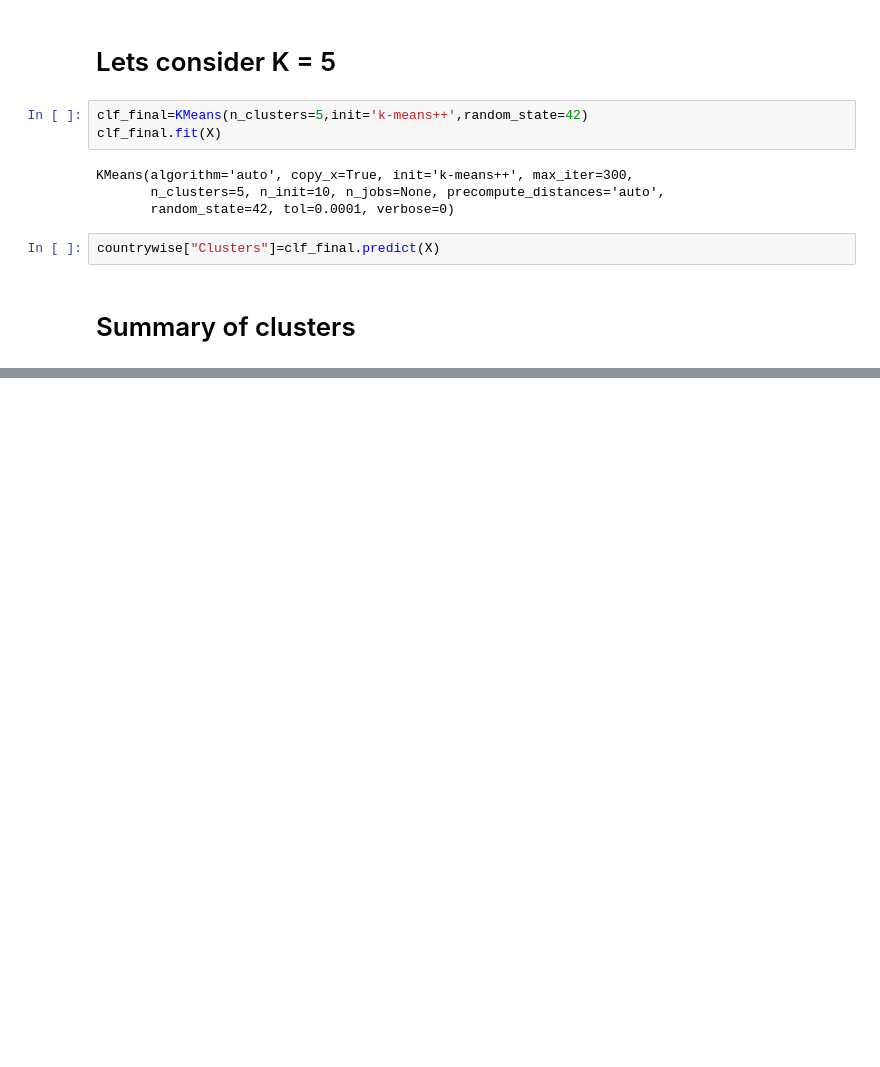
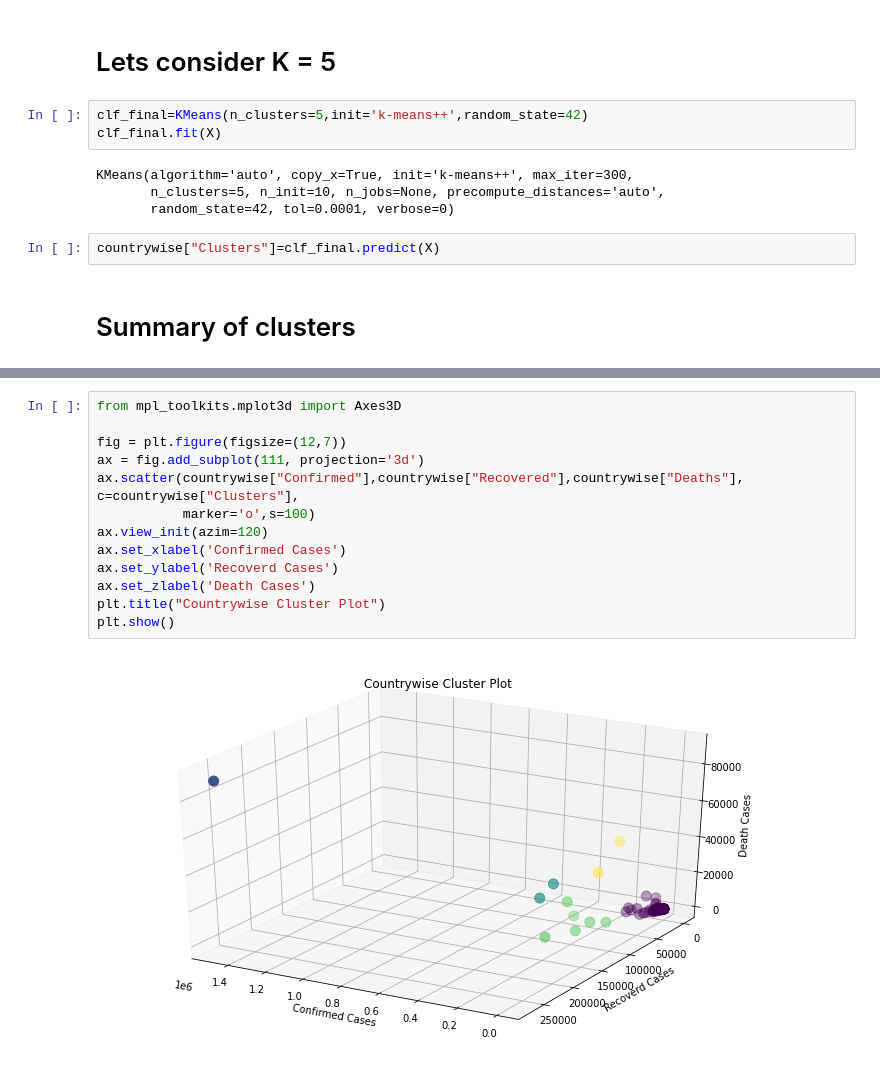
Before and after one commit to singhshivam/Covid-visualization, a Jupyter notebook: graphs/Clustering Countries.ipynb, the cells around one changed output, grey strips where cells are left out. Cells and saved outputs as stored; diff of their text form; blank space fills up the shorter version.

```diff
--- a/graphs/Clustering Countries.ipynb
+++ b/graphs/Clustering Countries.ipynb
@@ -93,0 +137,15 @@ countrywise["Clusters"]=clf_final.predict(X)
+# %%
+from mpl_toolkits.mplot3d import Axes3D
+
+fig = plt.figure(figsize=(12,7))
+ax = fig.add_subplot(111, projection='3d')
+ax.scatter(countrywise["Confirmed"],countrywise["Recovered"],countrywise["Deaths"], c=countrywise["Clusters"],
+           marker='o',s=100)
+ax.view_init(azim=120)
+ax.set_xlabel('Confirmed Cases')
+ax.set_ylabel('Recoverd Cases')
+ax.set_zlabel('Death Cases')
+plt.title("Countrywise Cluster Plot")
+plt.show()
+# %% [output]
+[figure, added]
```
Also changed, not shown: parts of 5 cells of this notebook, 5 other files.
